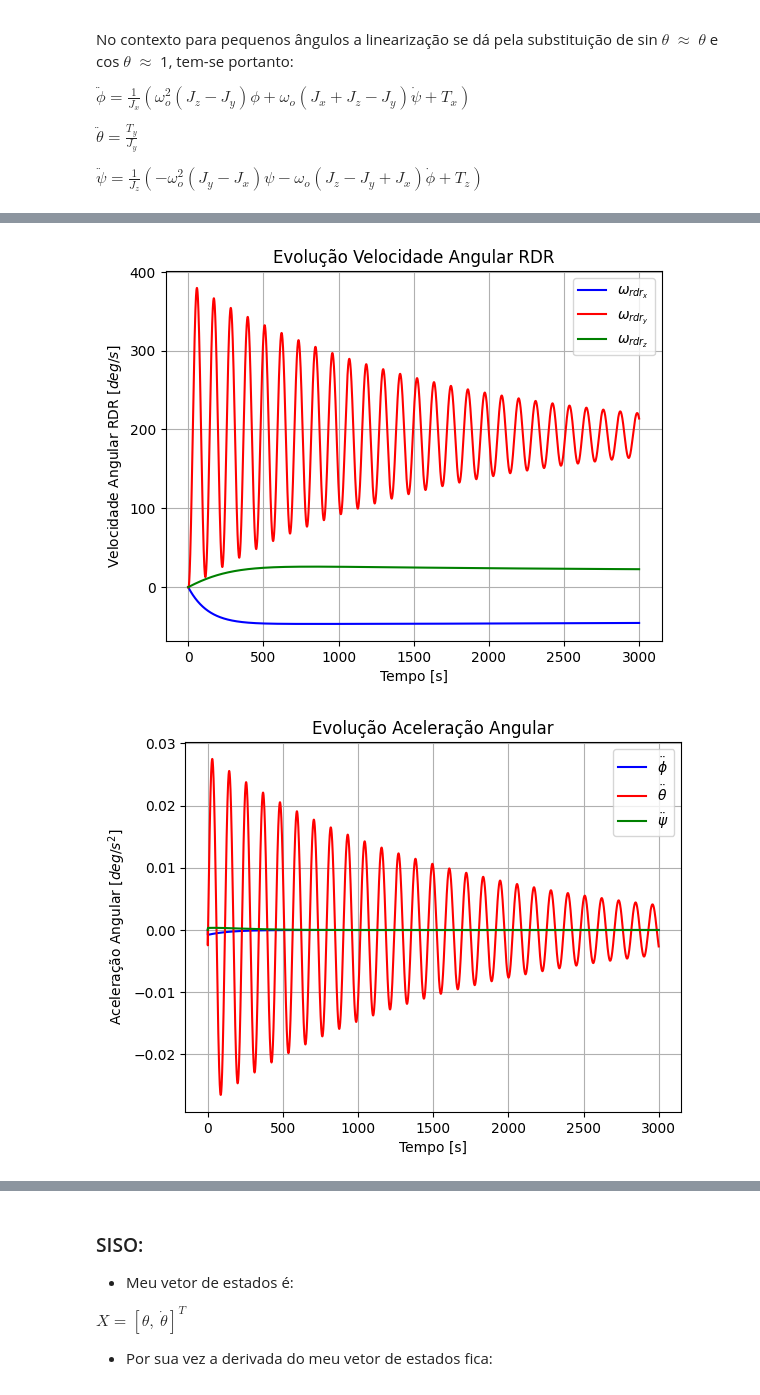
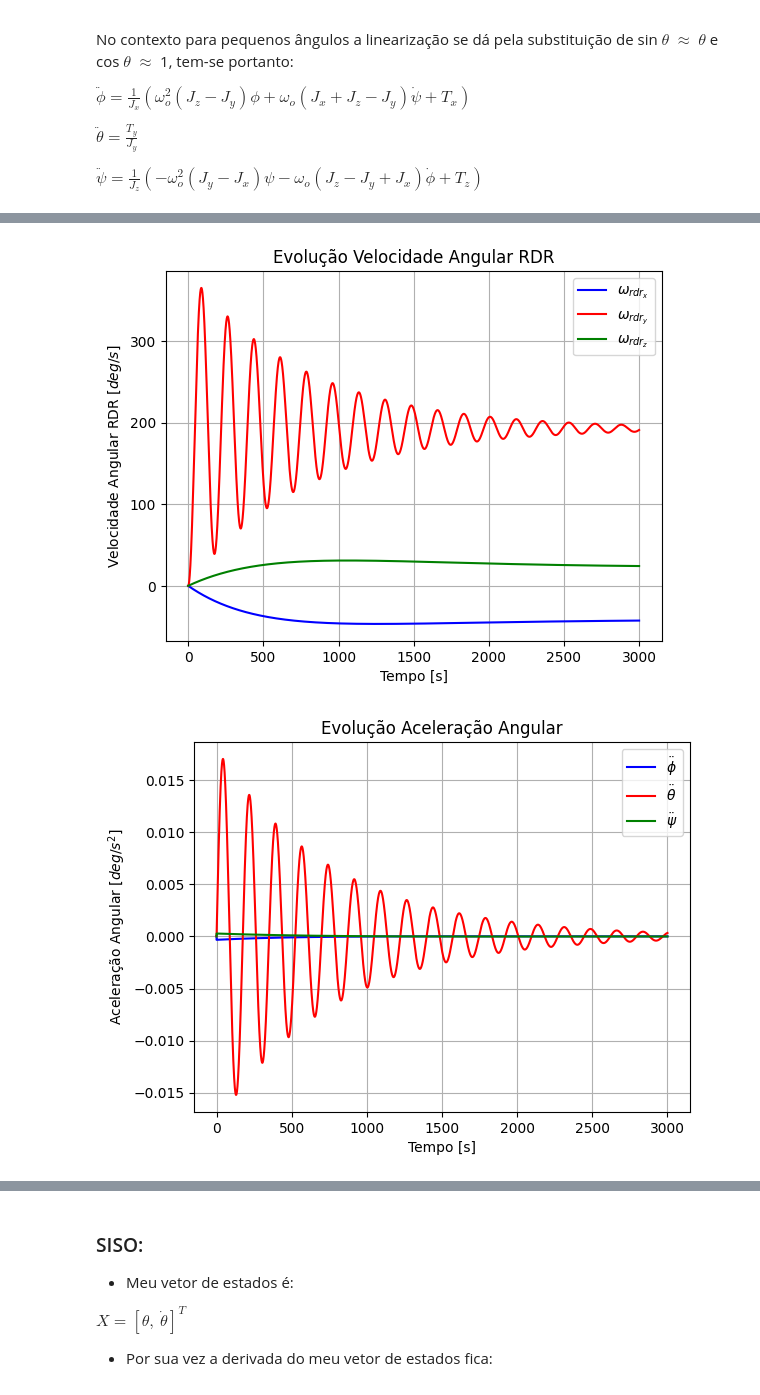
Before and after one commit to gabrielcte/labVirt_ws, a Jupyter notebook: control_design.ipynb, the cells around one changed output, grey strips where cells are left out. Cells and saved outputs as stored; diff of their text form; code cells hidden in the pictures.

```diff
--- a/control_design.ipynb
+++ b/control_design.ipynb
@@ -93,22 +93,24 @@ r_rdr = 0.0435 # [m]
 I_rdr = 0.5*m_rdr*r_rdr**2 # [kg*m²]
 wRDR_max = 8000/9.5492965964254 # [rad/s]
 
-#[[ 2.34836293e-03 -3.43392593e-04  3.69386652e+00  2.30815220e-01]
-# [ 1.09354336e-04  9.51070684e-04 -2.66493008e-01  1.23500323e+00]]
+K = np.array([
+            [ 1.17403277e-03,  4.35447254e-06,  1.50893246e+00,  2.79798603e-01],
+            [ 1.67479713e-06,  6.38890007e-04, -2.79798603e-01,  5.80358637e-01]
+])
 
 
 
-K_phi_rdr_x =       -2.34836293e-03
-K_psi_rdr_x =       -3.43392593e-04
-K_dotphi_rdr_x =    -3.69386652e+00
-K_dotpsi_rdr_x =    -2.30815220e-01
-K_phi_rdr_z =       -1.09354336e-04
-K_psi_rdr_z =       -9.51070684e-04
-K_dotphi_rdr_z =    -2.66493008e-01
-K_dotpsi_rdr_z =    -1.23500323e+00
+K_phi_rdr_x =       -K[0][0]
+K_psi_rdr_x =       -K[0][1]
+K_dotphi_rdr_x =    -K[0][2]
+K_dotpsi_rdr_x =    -K[0][3]
+K_phi_rdr_z =       -K[1][0]
+K_psi_rdr_z =       -K[1][1]
+K_dotphi_rdr_z =    -K[1][2]
+K_dotpsi_rdr_z =    -K[1][3]
 
-K_theta = -1.2
-K_dottheta = -0.5
+K_theta = -0.5
+K_dottheta = -1
 
 for i in range(len(time)-1):
     time[i+1] = time[i]+dt
@@ -225,2 +227,2 @@ plt.show()
-[figure, old version]
+[figure, new version]
-[figure, old version]
+[figure, new version]
```
Also changed, not shown: parts of 1 cell of this notebook, 1 other file.
